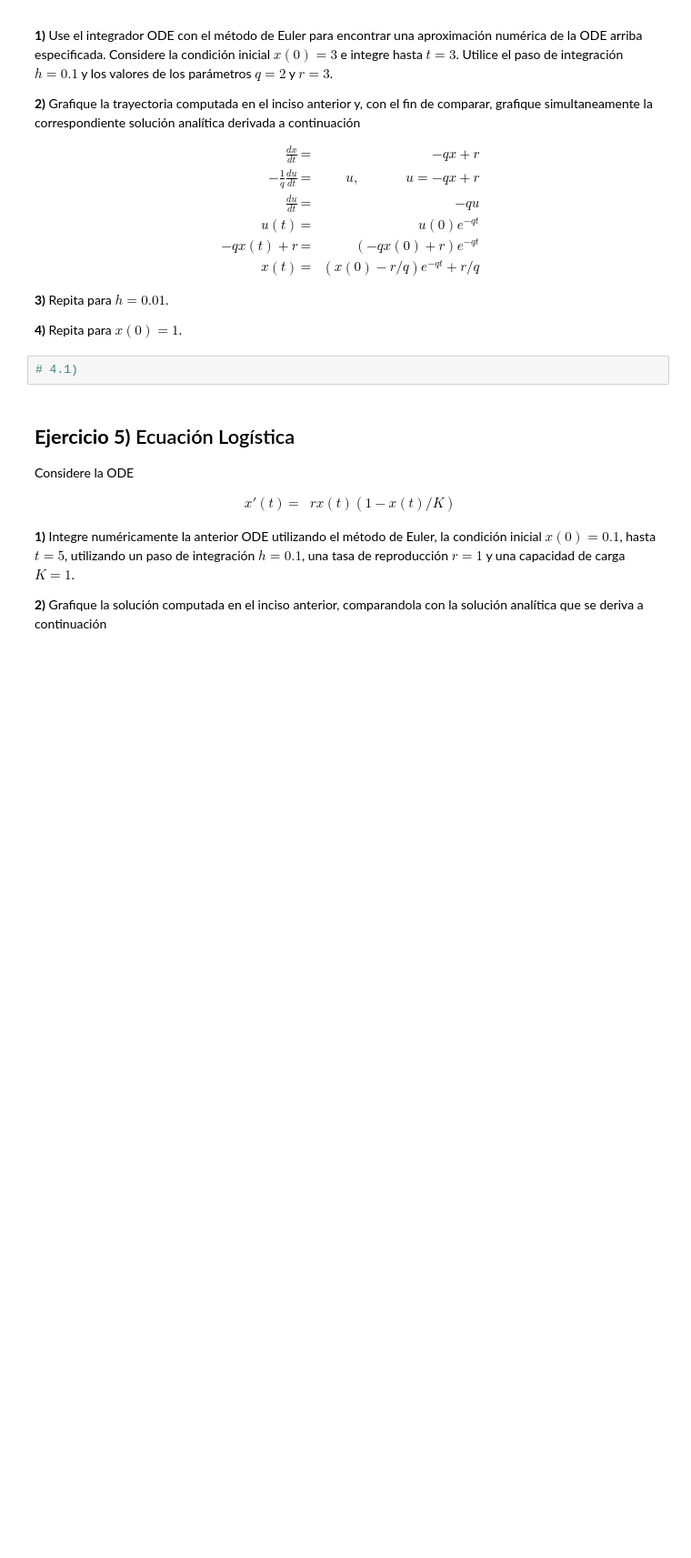
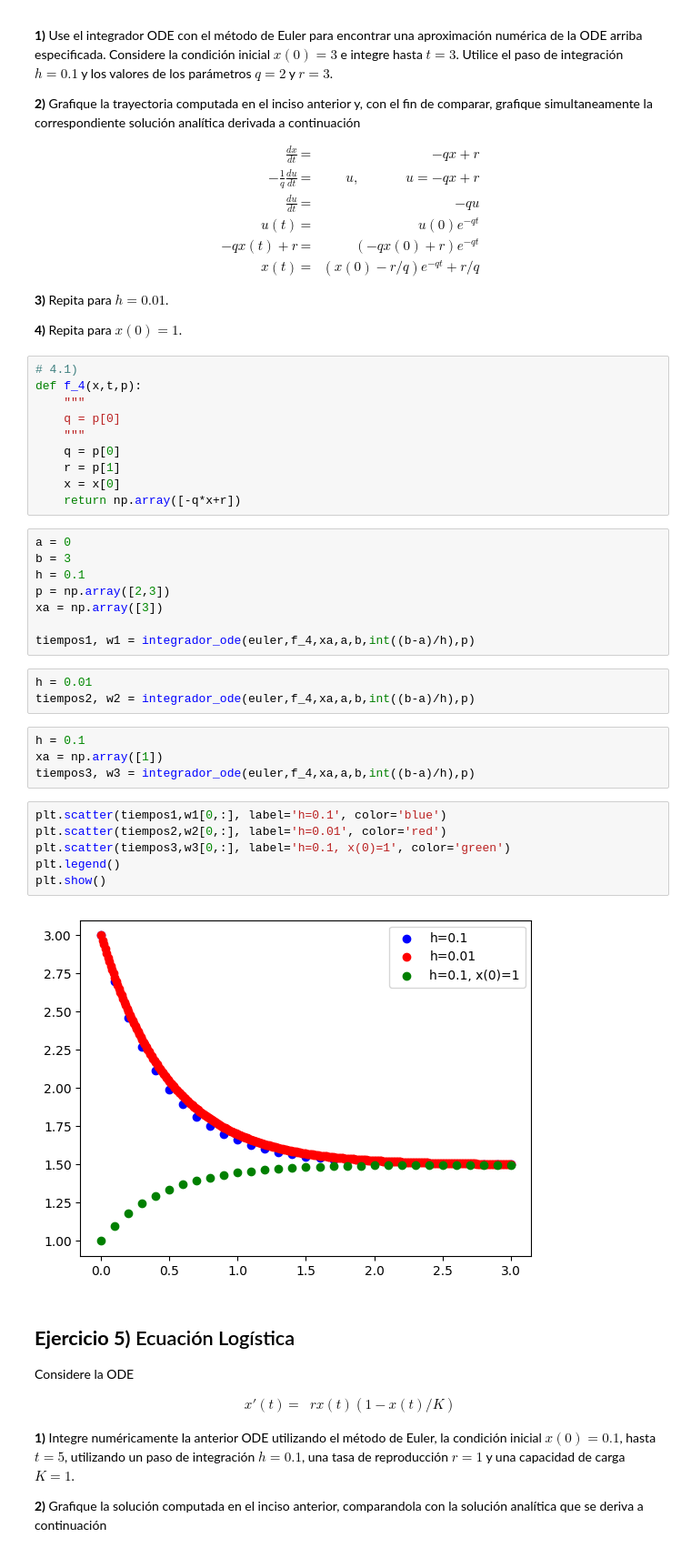
Before and after one commit to AdolfoBanchio/Redes-neuronales-2024, a Jupyter notebook: guias_ejercicios/redes_neuronales_2024_guia_4.ipynb, the cells around one changed output. Shown: that part at 91% size. Drawn from its saved outputs; the diff is of its cells as text; blank space fills up the shorter version.

```diff
--- a/guias_ejercicios/redes_neuronales_2024_guia_4.ipynb
+++ b/guias_ejercicios/redes_neuronales_2024_guia_4.ipynb
@@ -343,8 +340,39 @@ x(t)
 **3)** Repita para $h=0.01$.
 
 **4)** Repita para $x(0)=1$.
-# %%
-# 4.1)
+# %%
+# 4.1)
+def f_4(x,t,p):
+    """
+    q = p[0]
+    """
+    q = p[0]
+    r = p[1]
+    x = x[0]
+    return np.array([-q*x+r])
+# %%
+a = 0
+b = 3
+h = 0.1
+p = np.array([2,3])
+xa = np.array([3])
+
+tiempos1, w1 = integrador_ode(euler,f_4,xa,a,b,int((b-a)/h),p)
+# %%
+h = 0.01
+tiempos2, w2 = integrador_ode(euler,f_4,xa,a,b,int((b-a)/h),p)
+# %%
+h = 0.1
+xa = np.array([1])
+tiempos3, w3 = integrador_ode(euler,f_4,xa,a,b,int((b-a)/h),p)
+# %%
+plt.scatter(tiempos1,w1[0,:], label='h=0.1', color='blue')
+plt.scatter(tiempos2,w2[0,:], label='h=0.01', color='red')
+plt.scatter(tiempos3,w3[0,:], label='h=0.1, x(0)=1', color='green')
+plt.legend()
+plt.show()
+# %% [output]
+[figure, added]
 # %% [markdown]
 ## **Ejercicio 5)** Ecuación Logística
 
```
Also changed, not shown: parts of 11 cells of this notebook, 8 other files.
